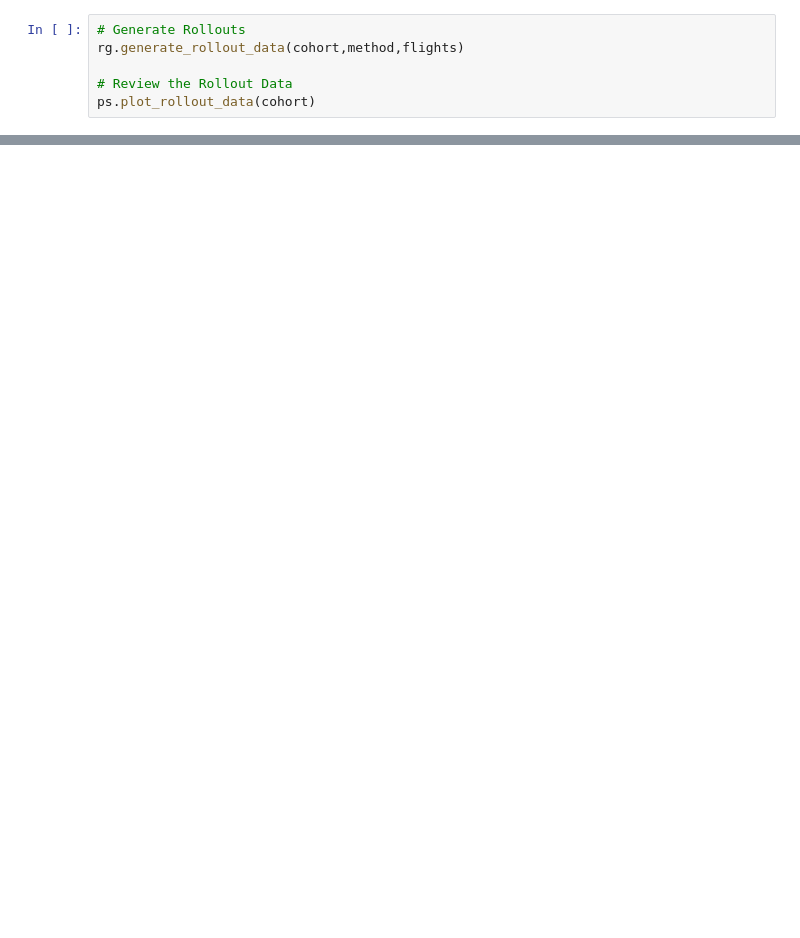
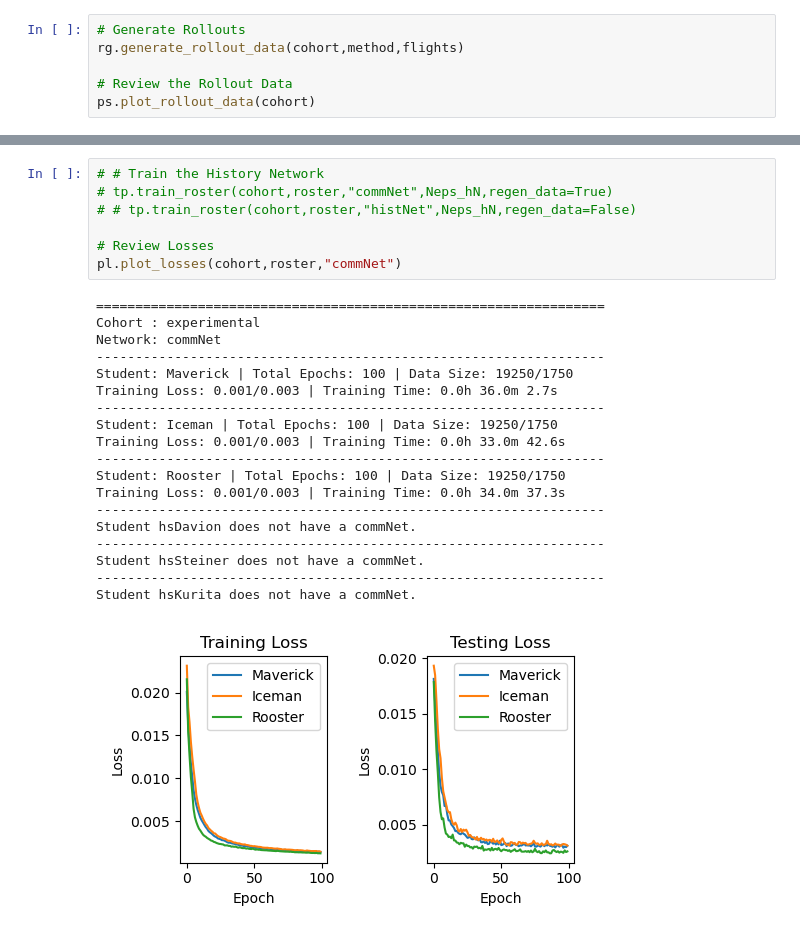
Before and after one commit to denisfliu/SousVide, a Jupyter notebook: notebooks/vit_general.ipynb, the cells around one changed output, grey strips where cells are left out. Cells and saved outputs as stored; diff of their text form; blank space fills up the shorter version.

```diff
--- a/notebooks/vit_general.ipynb
+++ b/notebooks/vit_general.ipynb
@@ -59,0 +67,27 @@ pl.plot_losses(cohort,roster,"tn001")
+# %%
+# # Train the History Network
+# tp.train_roster(cohort,roster,"commNet",Neps_hN,regen_data=True)
+# # tp.train_roster(cohort,roster,"histNet",Neps_hN,regen_data=False)
+
+# Review Losses
+pl.plot_losses(cohort,roster,"commNet")
+# %% [output]
+=================================================================
+Cohort : experimental
+Network: commNet
+-----------------------------------------------------------------
+Student: Maverick | Total Epochs: 100 | Data Size: 19250/1750
+Training Loss: 0.001/0.003 | Training Time: 0.0h 36.0m 2.7s
+-----------------------------------------------------------------
+Student: Iceman | Total Epochs: 100 | Data Size: 19250/1750
+Training Loss: 0.001/0.003 | Training Time: 0.0h 33.0m 42.6s
+-----------------------------------------------------------------
+Student: Rooster | Total Epochs: 100 | Data Size: 19250/1750
+Training Loss: 0.001/0.003 | Training Time: 0.0h 34.0m 37.3s
+-----------------------------------------------------------------
+Student hsDavion does not have a commNet.
+-----------------------------------------------------------------
+Student hsSteiner does not have a commNet.
+-----------------------------------------------------------------
+Student hsKurita does not have a commNet.
+[figure, added]
```
Also changed, not shown: parts of 3 cells of this notebook, 32 other files.
